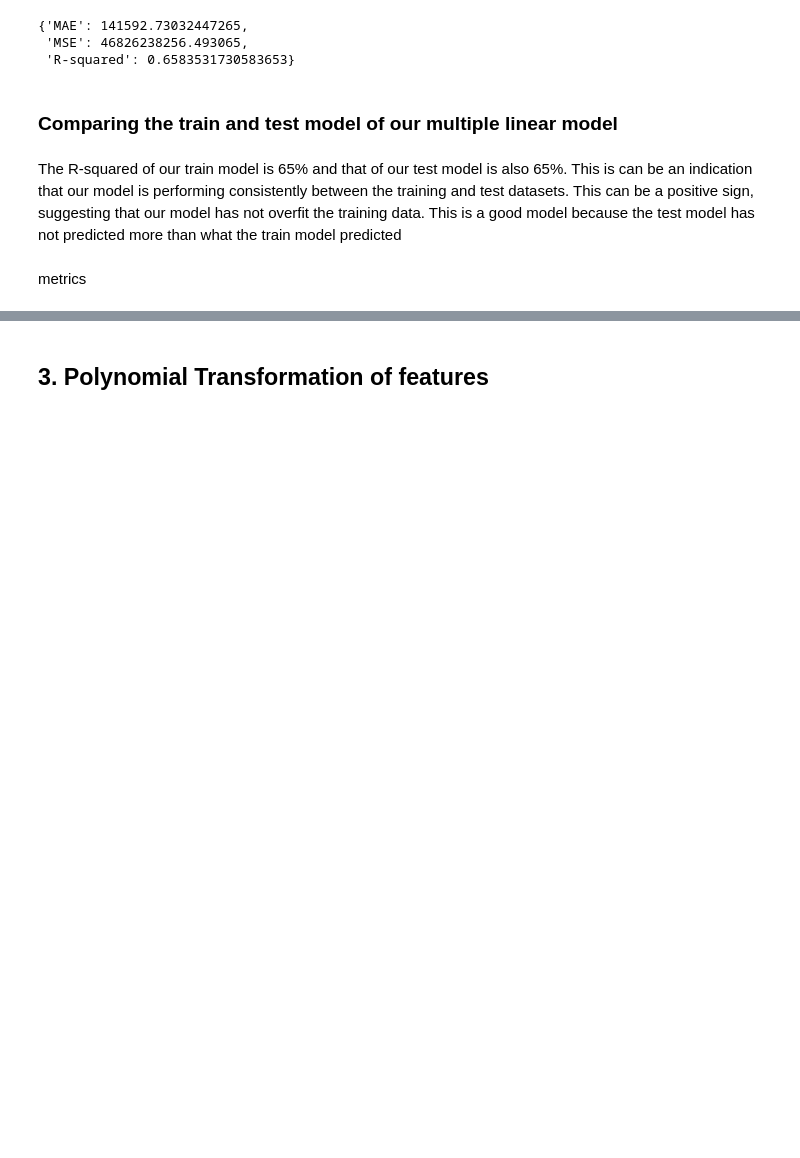
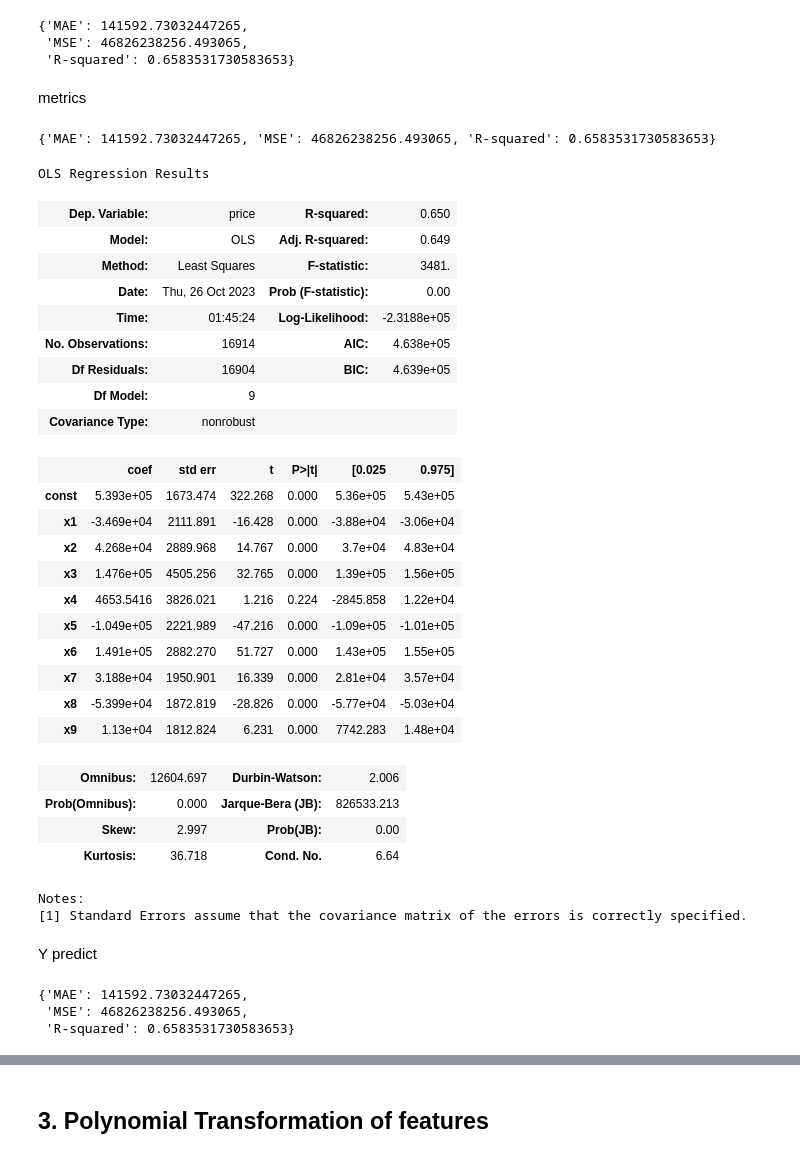
Before and after one commit to fatumakaliku/-Predictive-Modeling-for-Housing-Prices, a Jupyter notebook: student.ipynb, the cells around one changed output, grey strips where cells are left out. Saved outputs shown, nothing was run; the diff lists cells and outputs as text; code cells hidden in the pictures; blank space fills up the shorter version.

```diff
--- a/student.ipynb
+++ b/student.ipynb
@@ -643,6 +622,6 @@ Wonderful! Our target after transformation seems to follow an almost normal dist
 # %%
 #splitting data into test and train test
-split(X, y_log)
+X_train, X_test, y_train, y_test = train_test_split(X, y_log, test_size=0.2, random_state=0)
 
 ##creating a model
 log_model = sm.OLS(y_train, sm.add_constant(X_train))
@@ -720,7 +677,6 @@ Selecting y and X variables for our model
 # %%
-#defining variables tu be used in our second model
 drop = data.drop(['id', 'price', 'date','sqft_lot','floors','sqft_basement',  'yr_renovated', 'zipcode',
-'lat', 'long', 'sqft_living15', 'sqft_lot15', "sqft_above"], axis= 1)
+'lat', 'long', 'sqft_living15', 'sqft_lot15'], axis= 1)
 X_sec = drop
 y_sec= data["price"]
 X_sec
@@ -751 +706,3 @@ split(X1_scaled, y_sec)
+# %%
+X_train, X_test, y_train, y_test = train_test_split(X1_scaled, y_sec, test_size=0.2, random_state=0)
 # %% [markdown]
@@ -793,9 +750,54 @@ calculate_regression_metrics(y_test, y_pred)
 {'MAE': 141592.73032447265,
  'MSE': 46826238256.493065,
  'R-squared': 0.6583531730583653}
-# %% [markdown]
-### Comparing the train and test model of our multiple linear model
-# %% [markdown]
-The R-squared of our train model is 65% and that of our test model is also 65%. This is can be an indication that our model is performing consistently between the training and test datasets. This can be a positive sign, suggesting that our model has not overfit the training data. This is a good model because the test model has not predicted more than what the train model predicted
 # %% [markdown]
 metrics
+# %%
+metrics = calculate_regression_metrics(y_test, y_pred)
+print(metrics)
+# %% [output]
+{'MAE': 141592.73032447265, 'MSE': 46826238256.493065, 'R-squared': 0.6583531730583653}
+# %%
+#building the model
+model = sm.OLS(y_train, sm.add_constant(X_train))
+results = model.fit()
+results.summary()
+# %% [output]
+OLS Regression Results
+| Dep. Variable: | price | R-squared: | 0.650 |
+| Model: | OLS | Adj. R-squared: | 0.649 |
+| Method: | Least Squares | F-statistic: | 3481. |
+| Date: | Thu, 26 Oct 2023 | Prob (F-statistic): | 0.00 |
+| Time: | 01:45:24 | Log-Likelihood: | -2.3188e+05 |
+| No. Observations: | 16914 | AIC: | 4.638e+05 |
+| Df Residuals: | 16904 | BIC: | 4.639e+05 |
+| Df Model: | 9 |  |  |
+| Covariance Type: | nonrobust |  |  |
+|  | coef | std err | t | P>|t| | [0.025 | 0.975] |
+| const | 5.393e+05 | 1673.474 | 322.268 | 0.000 | 5.36e+05 | 5.43e+05 |
+| x1 | -3.469e+04 | 2111.891 | -16.428 | 0.000 | -3.88e+04 | -3.06e+04 |
+| x2 | 4.268e+04 | 2889.968 | 14.767 | 0.000 | 3.7e+04 | 4.83e+04 |
+| x3 | 1.476e+05 | 4505.256 | 32.765 | 0.000 | 1.39e+05 | 1.56e+05 |
+| x4 | 4653.5416 | 3826.021 | 1.216 | 0.224 | -2845.858 | 1.22e+04 |
+| x5 | -1.049e+05 | 2221.989 | -47.216 | 0.000 | -1.09e+05 | -1.01e+05 |
+| x6 | 1.491e+05 | 2882.270 | 51.727 | 0.000 | 1.43e+05 | 1.55e+05 |
+| x7 | 3.188e+04 | 1950.901 | 16.339 | 0.000 | 2.81e+04 | 3.57e+04 |
+| x8 | -5.399e+04 | 1872.819 | -28.826 | 0.000 | -5.77e+04 | -5.03e+04 |
+| x9 | 1.13e+04 | 1812.824 | 6.231 | 0.000 | 7742.283 | 1.48e+04 |
+| Omnibus: | 12604.697 | Durbin-Watson: | 2.006 |
+| Prob(Omnibus): | 0.000 | Jarque-Bera (JB): | 826533.213 |
+| Skew: | 2.997 | Prob(JB): | 0.00 |
+| Kurtosis: | 36.718 | Cond. No. | 6.64 |
+Notes:
+[1] Standard Errors assume that the covariance matrix of the errors is correctly specified.
+# %% [markdown]
+Y predict
+# %%
+X_test = sm.add_constant(X_test)
+y_pred = results.predict(X_test)
+
+calculate_regression_metrics(y_test, y_pred)
+# %% [output]
+{'MAE': 141592.73032447265,
+ 'MSE': 46826238256.493065,
+ 'R-squared': 0.6583531730583653}
```
Also changed, not shown: parts of 53 cells of this notebook, 1 other file.
